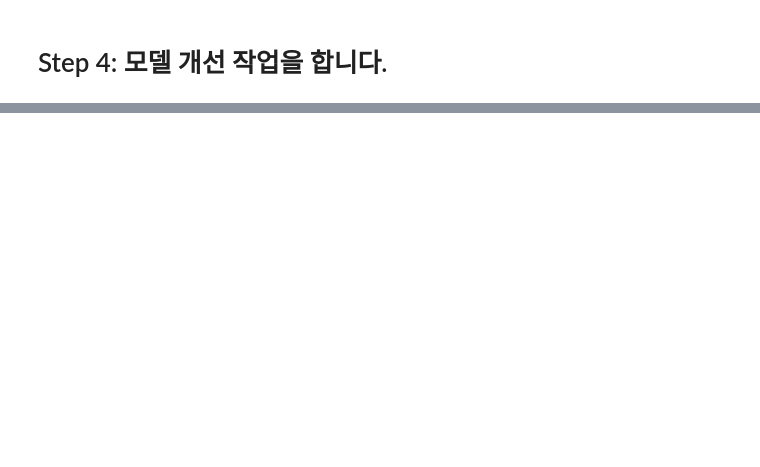
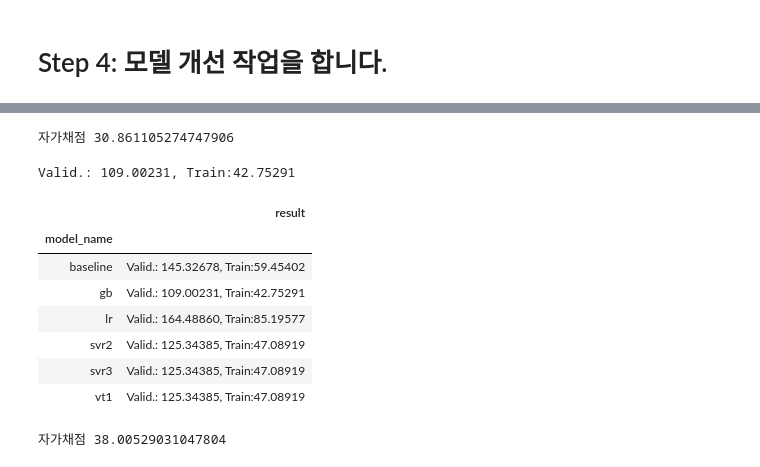
Before and after one commit to sunkusun9/DS_lv3_2410, a Jupyter notebook: sec_ds_lv3_prob3_kaggle.ipynb, the cells around one changed output, grey strips where cells are left out. Drawn from its saved outputs; the diff is of its cells as text; code cells hidden in the pictures; blank space fills up the shorter version.

```diff
--- a/sec_ds_lv3_prob3_kaggle.ipynb
+++ b/sec_ds_lv3_prob3_kaggle.ipynb
@@ -309,4 +331,6 @@ from sklearn.linear_model import LinearRegression
 # %%
-# prd = select_model(reg_vt)
+prd = select_model(reg_vt)
 # 자가 채점
-# print("자가채점", mean_absolute_error(s_kaggle_ans, prd))
+print("자가채점", mean_absolute_error(s_kaggle_ans, prd))
+# %% [output]
+자가채점 30.861105274747906
@@ -338,7 +337,43 @@ eval_model('gb', reg_gb)
+# %%
+# GB: Gradient Boosting Tree
+
+from sklearn.ensemble import GradientBoostingRegressor
+
+X_gb = "15분, 30분, 45분, 60분, DayName, Hour, AM, Weekend_yn, Holiday_yn, Avg, TotalHour, 생산량, 기온, 풍속, 습도, 강수량, 전기요금(계절), 공장인원, 인건비"
+X_gb = [i.strip() for i in X_gb.split(',')]
+
+# 별도의 전처리 없이 지정한 변수들을 사용합니다.
+ct = ColumnTransformer([
+    ('pt', 'passthrough', X_gb)
+])
+reg_gb = make_pipeline(
+    ct,
+    GradientBoostingRegressor(
+        loss='huber', # 손실함수: huber
+        learning_rate=0.05,
+        n_estimators=200,
+        max_depth=6, # 트리의 최대 깊이: 7
+        min_samples_leaf=4, # 리프 노드(Leaf Node)의 최소 샘플 수: 4
+        random_state=123 # 랜덤 시드: 123
+    )
+)
+eval_model('gb', reg_gb)
+# %% [output]
+Valid.: 109.00231, Train:42.75291
+|  | result |
+| model_name |  |
+| baseline | Valid.: 145.32678, Train:59.45402 |
+| gb | Valid.: 109.00231, Train:42.75291 |
+| lr | Valid.: 164.48860, Train:85.19577 |
+| svr2 | Valid.: 125.34385, Train:47.08919 |
+| svr3 | Valid.: 125.34385, Train:47.08919 |
+| vt1 | Valid.: 125.34385, Train:47.08919 |
 # %%
 prd = select_model(reg_gb)
 # 자가 채점
 print("자가채점", mean_absolute_error(s_kaggle_ans, prd))
+# %% [output]
+자가채점 38.00529031047804
 # %%
 # XGB: XGBoost
 
```
Also changed, not shown: parts of 18 cells of this notebook.
